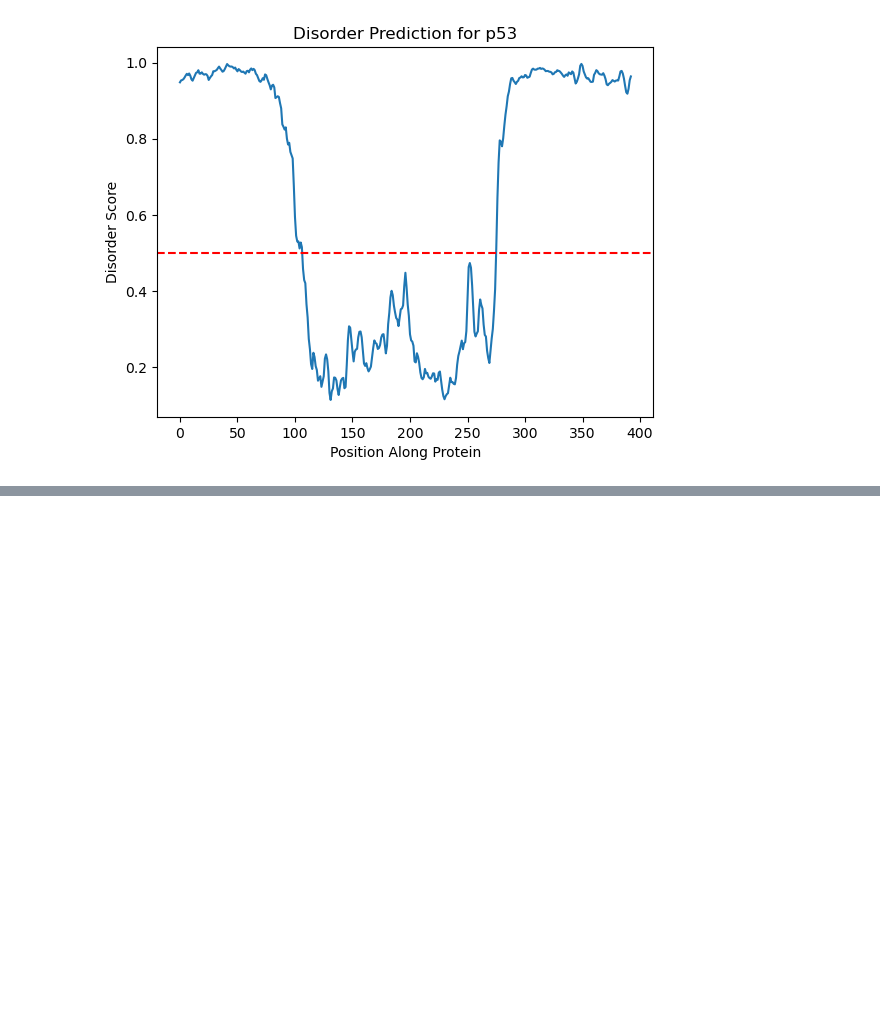
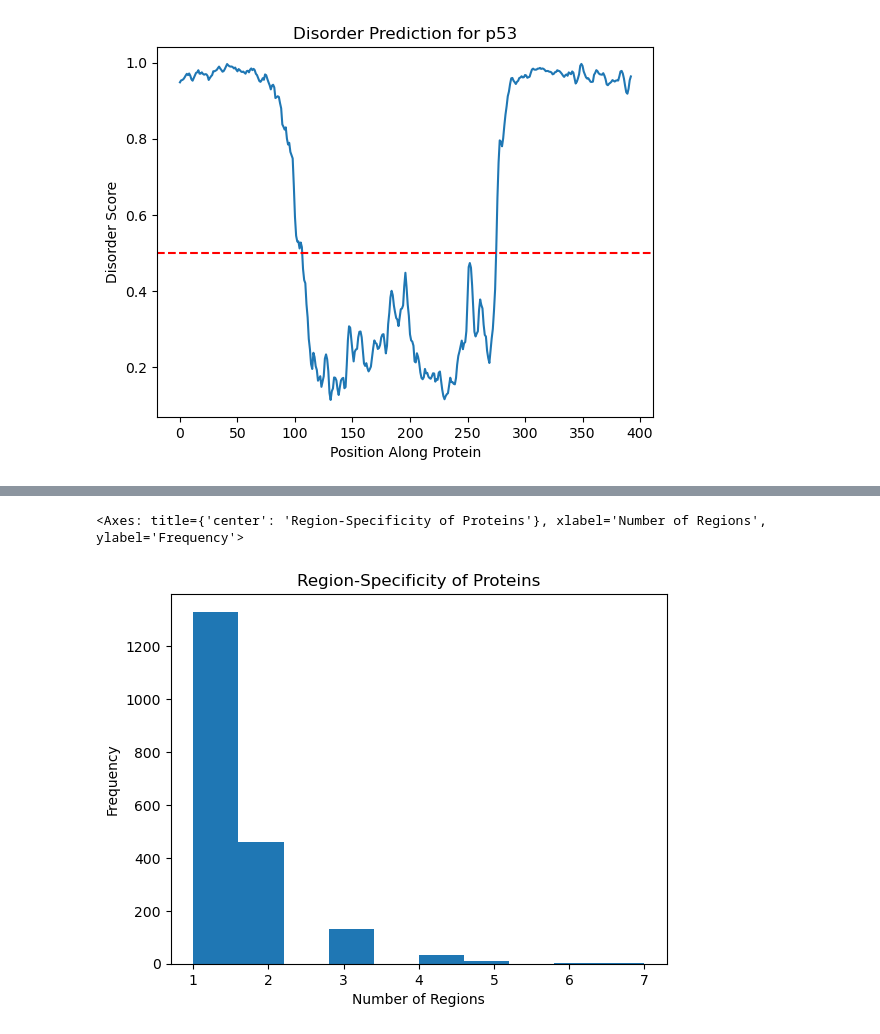
Before and after one commit to JasonMohabir/idrate-gladfelter, a Jupyter notebook: idr_brainstorm.ipynb, the cells around one changed output, grey strips where cells are left out. Drawn from its saved outputs; the diff is of its cells as text; code cells hidden in the pictures; blank space fills up the shorter version.

```diff
--- a/idr_brainstorm.ipynb
+++ b/idr_brainstorm.ipynb
@@ -70,0 +306,5 @@ Name: Sequence, Length: 45380, dtype: object
+# %%
+protein_agg.num_regions.plot(kind='hist',title='Region-Specificity of Proteins',xlabel='Number of Regions',ylabel='Frequency')
+# %% [output]
+<Axes: title={'center': 'Region-Specificity of Proteins'}, xlabel='Number of Regions', ylabel='Frequency'>
+[figure, added]
```
Also changed, not shown: parts of 37 cells of this notebook.
